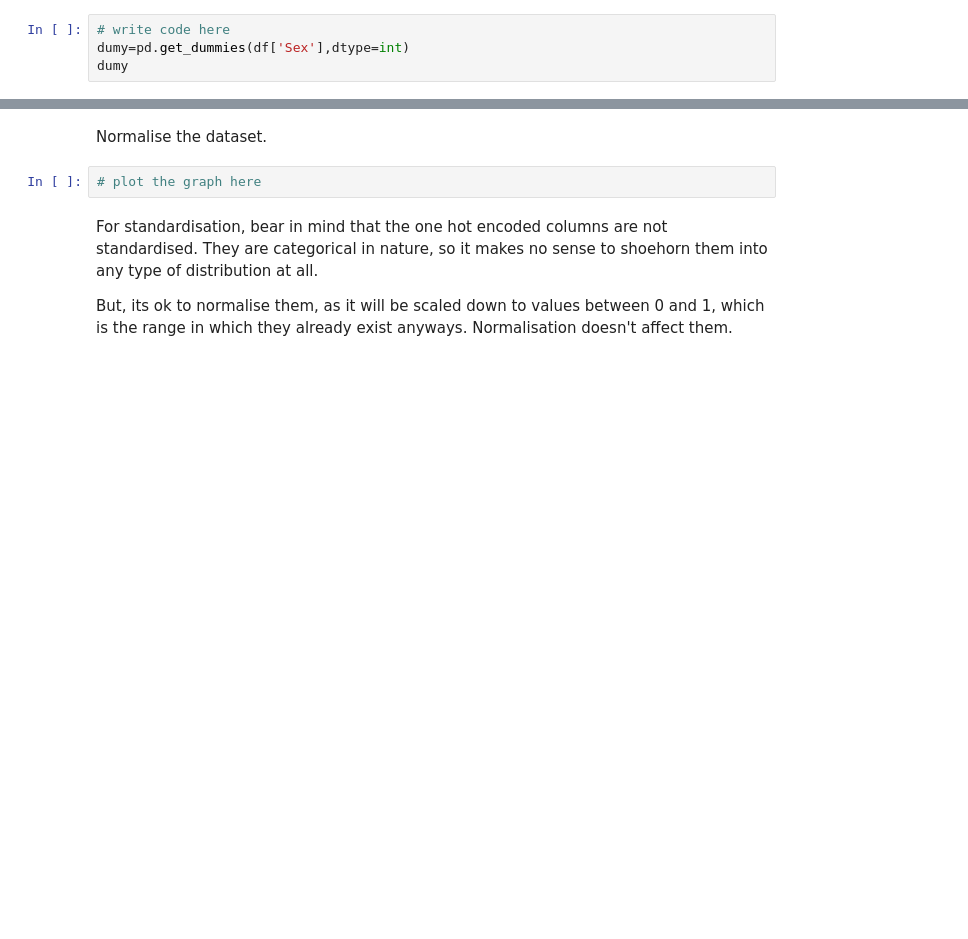
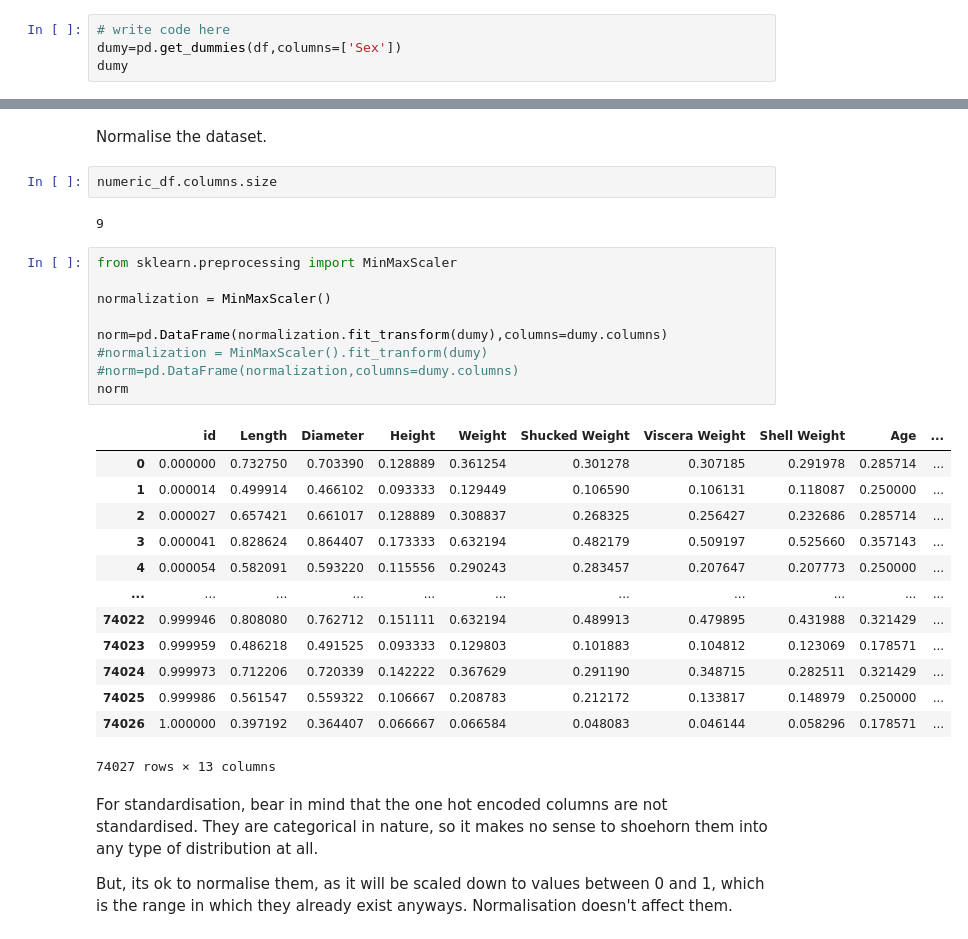
Before and after one commit to jeel-coder/Synapse_LP, a Jupyter notebook: Copy_of_SynapseLPWeekOne.ipynb, the cells around one changed output, grey strips where cells are left out. Drawn from its saved outputs; the diff is of its cells as text; blank space fills up the shorter version.

```diff
--- a/Copy_of_SynapseLPWeekOne.ipynb
+++ b/Copy_of_SynapseLPWeekOne.ipynb
@@ -1353,6 +1364,6 @@ https://datagy.io/pandas-get-dummies/
 Then, apply it to the column titled "Sex."
 # %%
 # write code here
-dumy=pd.get_dummies(df['Sex'],dtype=int)
+dumy=pd.get_dummies(df,columns=['Sex'])
 dumy
 # %% [output]
@@ -1381,8 +1392,33 @@ Go through the below resource:
 https://www.analyticsvidhya.com/blog/2020/04/feature-scaling-machine-learning-normalization-standardization/
 # %% [markdown]
 Normalise the dataset.
-# %%
-# plot the graph here
+# %%
+numeric_df.columns.size
+# %% [output]
+9
+# %%
+from sklearn.preprocessing import MinMaxScaler
+
+normalization = MinMaxScaler()
+
+norm=pd.DataFrame(normalization.fit_transform(dumy),columns=dumy.columns)
+#normalization = MinMaxScaler().fit_tranform(dumy)
+#norm=pd.DataFrame(normalization,columns=dumy.columns)
+norm
+# %% [output]
+|  | id | Length | Diameter | Height | Weight | Shucked Weight | Viscera Weight | Shell Weight | Age | ... |
+| 0 | 0.000000 | 0.732750 | 0.703390 | 0.128889 | 0.361254 | 0.301278 | 0.307185 | 0.291978 | 0.285714 | ... |
+| 1 | 0.000014 | 0.499914 | 0.466102 | 0.093333 | 0.129449 | 0.106590 | 0.106131 | 0.118087 | 0.250000 | ... |
+| 2 | 0.000027 | 0.657421 | 0.661017 | 0.128889 | 0.308837 | 0.268325 | 0.256427 | 0.232686 | 0.285714 | ... |
+| 3 | 0.000041 | 0.828624 | 0.864407 | 0.173333 | 0.632194 | 0.482179 | 0.509197 | 0.525660 | 0.357143 | ... |
+| 4 | 0.000054 | 0.582091 | 0.593220 | 0.115556 | 0.290243 | 0.283457 | 0.207647 | 0.207773 | 0.250000 | ... |
+| ... | ... | ... | ... | ... | ... | ... | ... | ... | ... | ... |
+| 74022 | 0.999946 | 0.808080 | 0.762712 | 0.151111 | 0.632194 | 0.489913 | 0.479895 | 0.431988 | 0.321429 | ... |
+| 74023 | 0.999959 | 0.486218 | 0.491525 | 0.093333 | 0.129803 | 0.101883 | 0.104812 | 0.123069 | 0.178571 | ... |
+| 74024 | 0.999973 | 0.712206 | 0.720339 | 0.142222 | 0.367629 | 0.291190 | 0.348715 | 0.282511 | 0.321429 | ... |
+| 74025 | 0.999986 | 0.561547 | 0.559322 | 0.106667 | 0.208783 | 0.212172 | 0.133817 | 0.148979 | 0.250000 | ... |
+| 74026 | 1.000000 | 0.397192 | 0.364407 | 0.066667 | 0.066584 | 0.048083 | 0.046144 | 0.058296 | 0.178571 | ... |
+74027 rows × 13 columns
 # %% [markdown]
 For standardisation, bear in mind that the one hot encoded columns are not standardised. They are categorical in nature, so it makes no sense to shoehorn them into any type of distribution at all.
 
```
Also changed, not shown: parts of 22 cells of this notebook.
